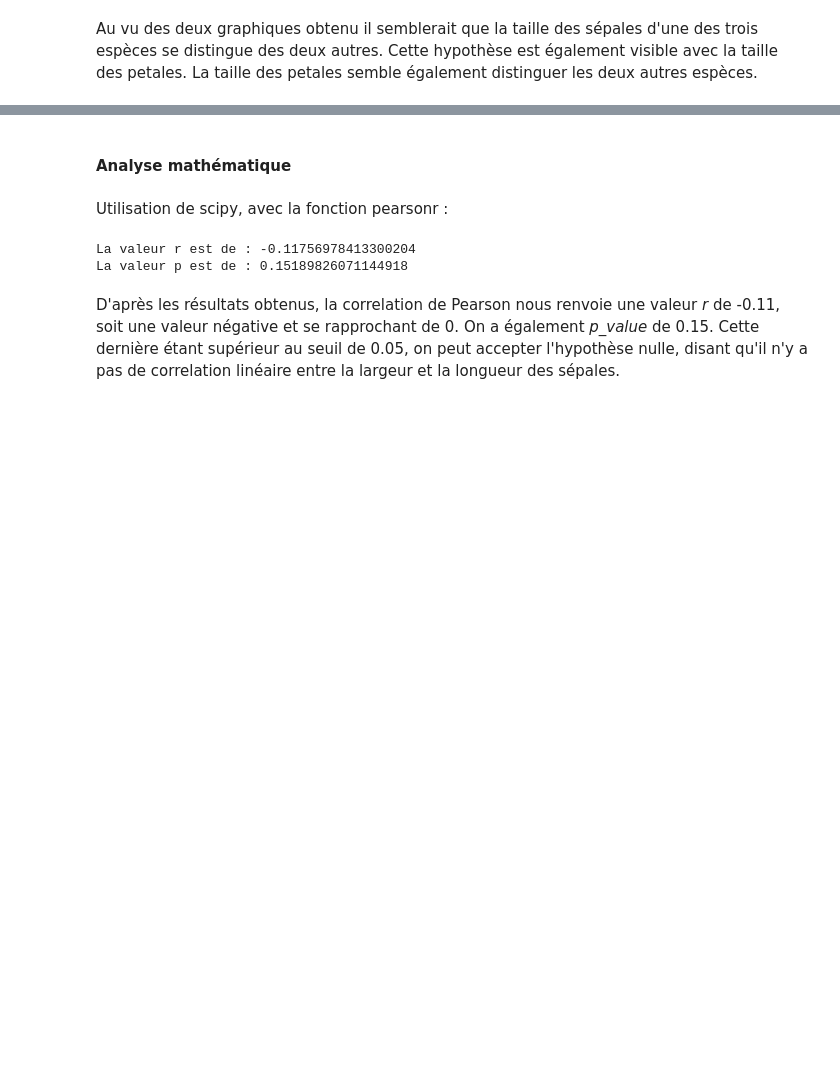
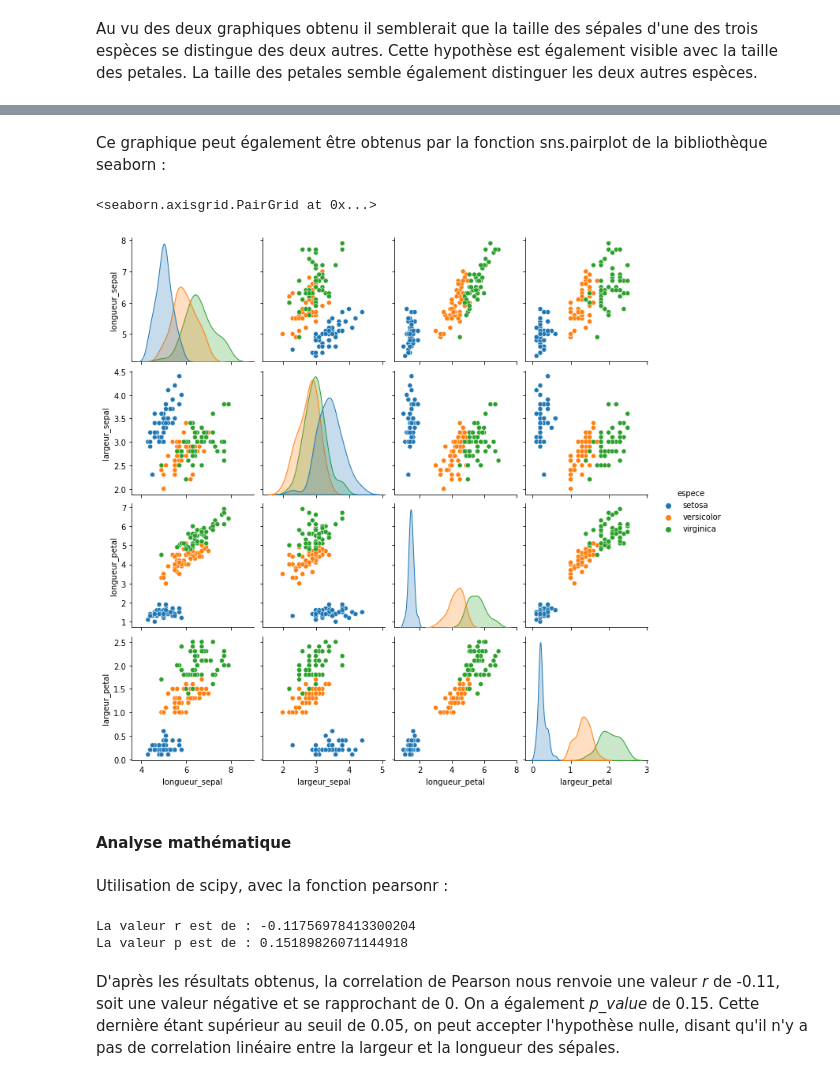
Before and after one commit to CassiaFa/Analyse_Donnees, a Jupyter notebook: analyse.ipynb, the cells around one changed output, grey strips where cells are left out. Saved outputs shown, nothing was run; the diff lists cells and outputs as text; code cells hidden in the pictures; blank space fills up the shorter version.

```diff
--- a/analyse.ipynb
+++ b/analyse.ipynb
@@ -436,3 +469,12 @@ Au vu des deux graphiques obtenu il semblerait que la taille des sépales d'une
+# %% [markdown]
+Ce graphique peut également être obtenus par la fonction sns.pairplot de la bibliothèque seaborn :
+# %%
+import seaborn as sns
+
+sns.pairplot(data_iris, hue='espece',vars=data_iris.columns[:-2])
+# %% [output]
+<seaborn.axisgrid.PairGrid at 0x...>
+[figure, added]
 # %% [markdown]
 #### Analyse mathématique
 # %% [markdown]
```
Also changed, not shown: parts of 10 cells of this notebook.
